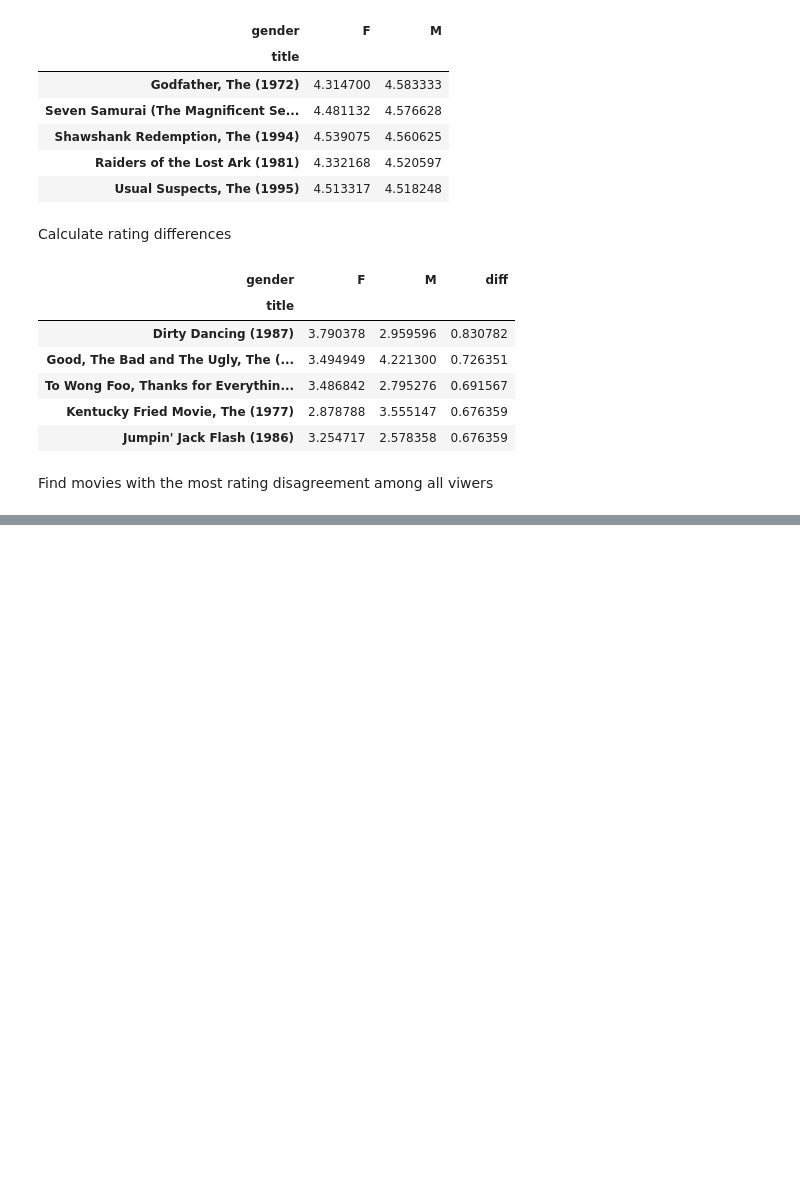
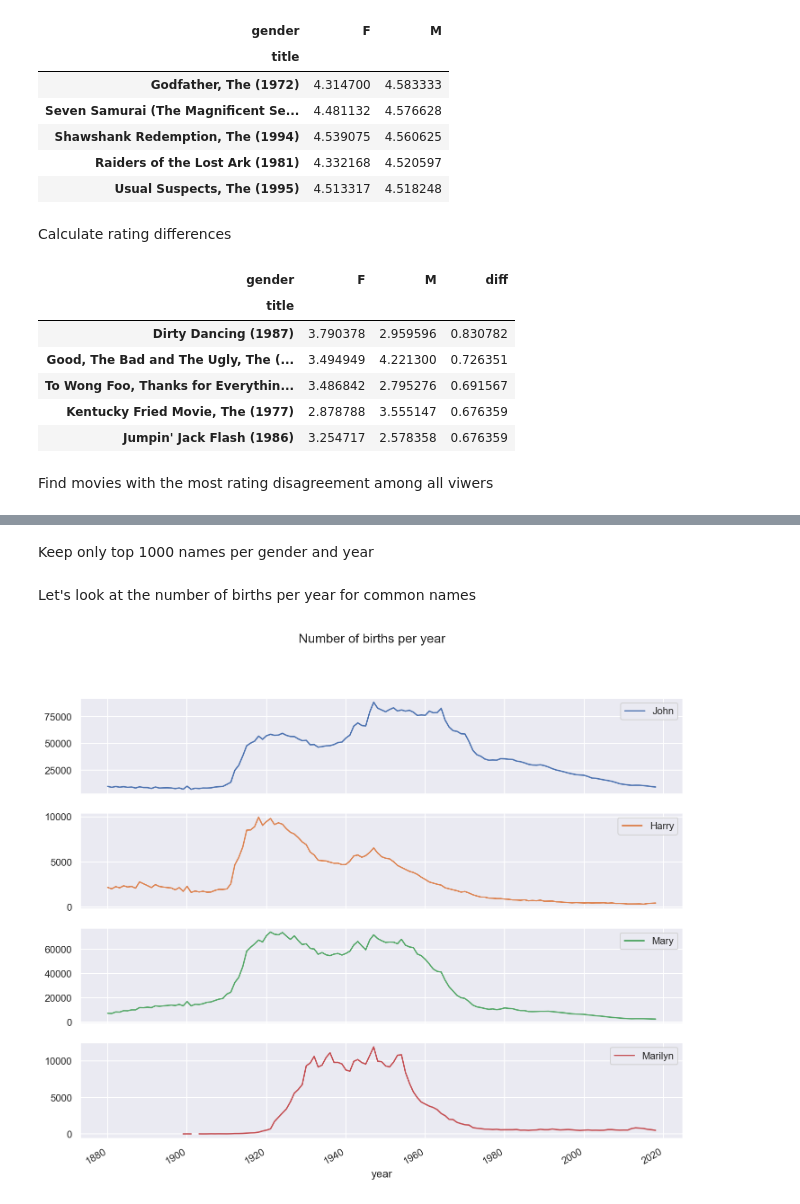
Before and after one commit to fabiangunzinger/learning, a Jupyter notebook: python-for-data-analysis/chap14-examples.ipynb, the cells around one changed output, grey strips where cells are left out. Cells and saved outputs as stored; diff of their text form; code cells hidden in the pictures; blank space fills up the shorter version.

```diff
--- a/python-for-data-analysis/chap14-examples.ipynb
+++ b/python-for-data-analysis/chap14-examples.ipynb
@@ -172,0 +208,7 @@ Name: rating, Length: 1420, dtype: float64
+# %%
+def add_prop(group):
+    group['prop'] = group.births / group.births.sum()
+    return group
+
+names = names.groupby(['gender', 'year']).apply(add_prop)
+names.head()
@@ -172,0 +240,2 @@ Name: rating, Length: 1420, dtype: float64
+# %% [markdown]
+Keep only top 1000 names per gender and year
@@ -172,0 +247,9 @@ Name: rating, Length: 1420, dtype: float64
+# %% [markdown]
+Let's look at the number of births per year for common names
+# %%
+subset = ['John', 'Harry', 'Mary', 'Marilyn']
+
+(names.pivot_table('births', 'year', 'name', 'sum')[subset]
+ .plot(subplots=True, figsize=(12,10), title='Number of births per year'));
+# %% [output]
+[figure, added]
```
Also changed, not shown: parts of 17 cells of this notebook.
